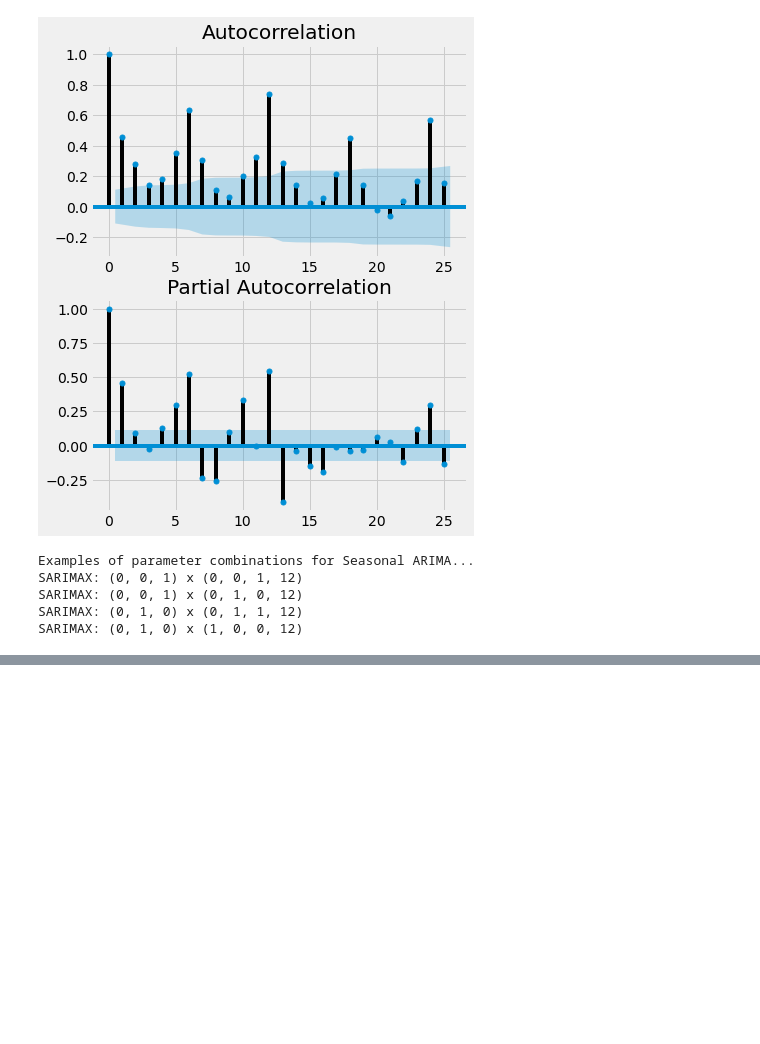
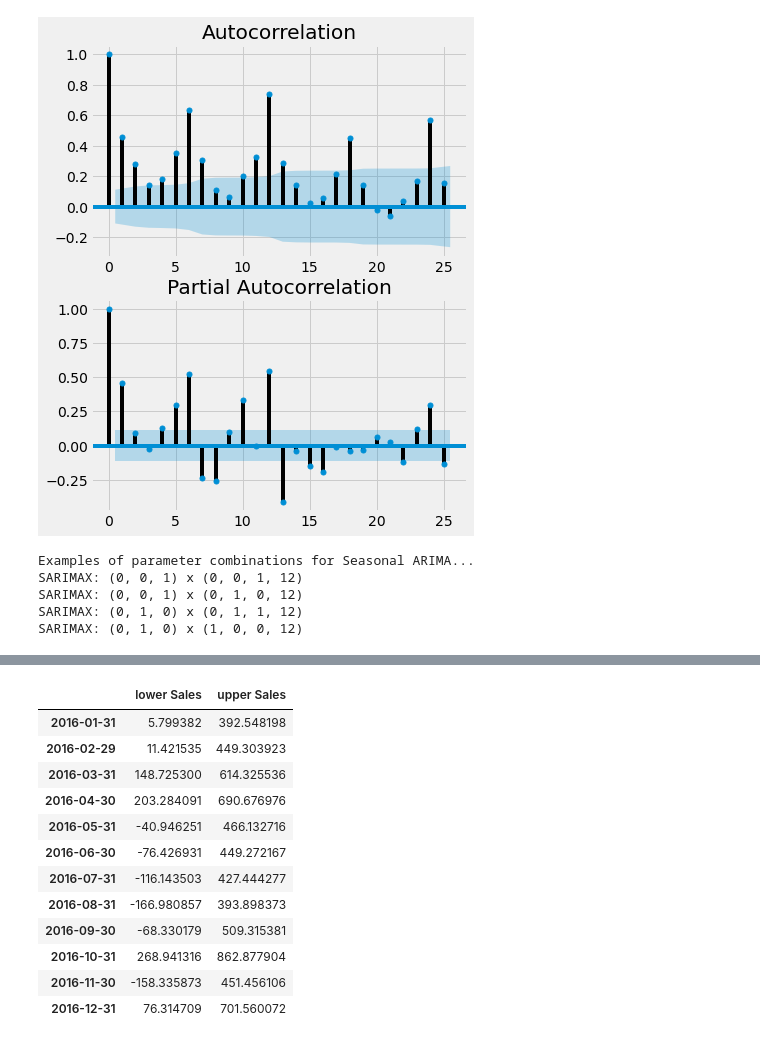
Before and after one commit to ankitaggarwal64/Time-Series-Sales-Forecasting-for-Agricultural-Equipments, a Jupyter notebook: Univariate_ARIMA.ipynb, the cells around one changed output, grey strips where cells are left out. Saved outputs shown, nothing was run; the diff lists cells and outputs as text; code cells hidden in the pictures; blank space fills up the shorter version.

```diff
--- a/Univariate_ARIMA.ipynb
+++ b/Univariate_ARIMA.ipynb
@@ -204 +236,17 @@ plt.show()
+# %%
+pred_uc.conf_int()
+# %% [output]
+|  | lower Sales | upper Sales |
+| 2016-01-31 | 5.799382 | 392.548198 |
+| 2016-02-29 | 11.421535 | 449.303923 |
+| 2016-03-31 | 148.725300 | 614.325536 |
+| 2016-04-30 | 203.284091 | 690.676976 |
+| 2016-05-31 | -40.946251 | 466.132716 |
+| 2016-06-30 | -76.426931 | 449.272167 |
+| 2016-07-31 | -116.143503 | 427.444277 |
+| 2016-08-31 | -166.980857 | 393.898373 |
+| 2016-09-30 | -68.330179 | 509.315381 |
+| 2016-10-31 | 268.941316 | 862.877904 |
+| 2016-11-30 | -158.335873 | 451.456106 |
+| 2016-12-31 | 76.314709 | 701.560072 |
 # %%
```
Also changed, not shown: parts of 23 cells of this notebook.
